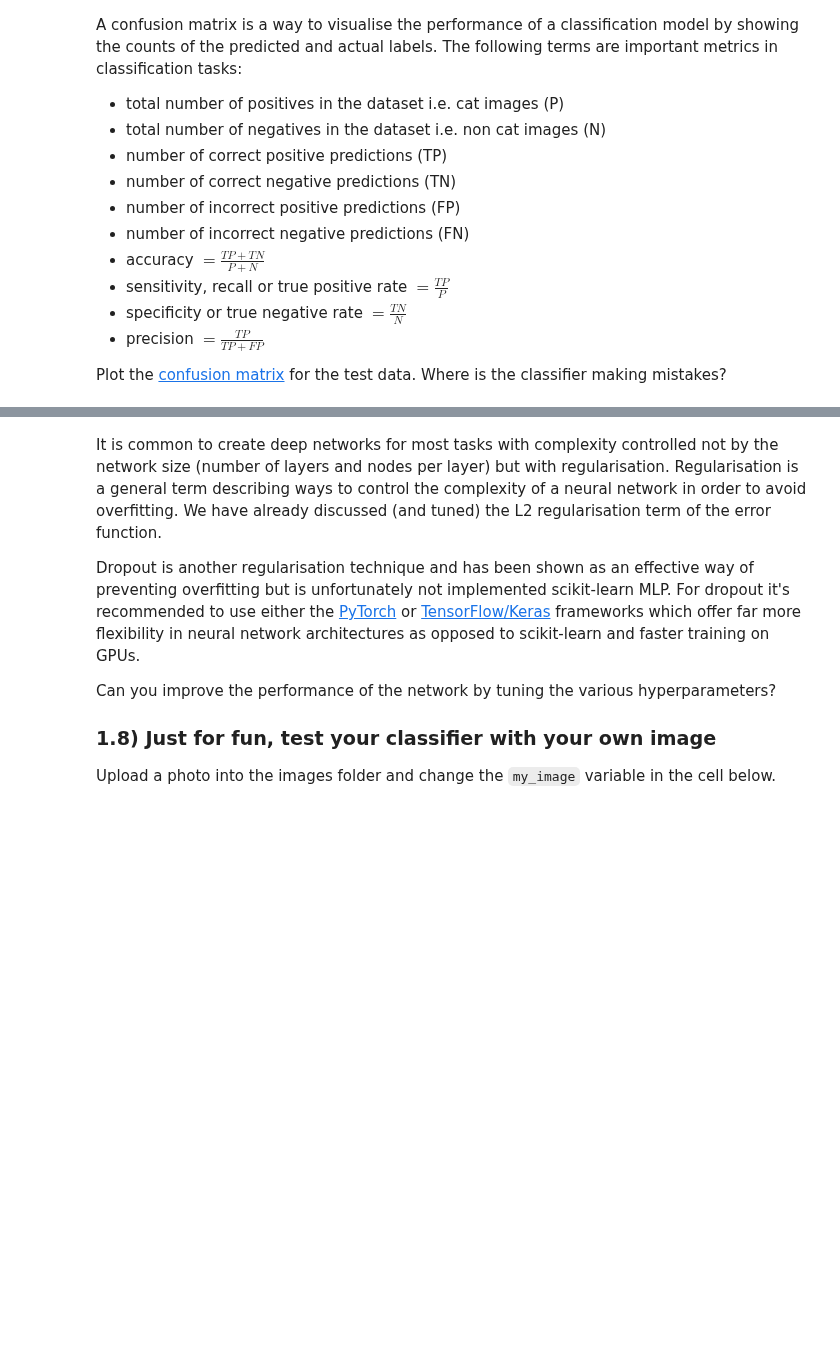
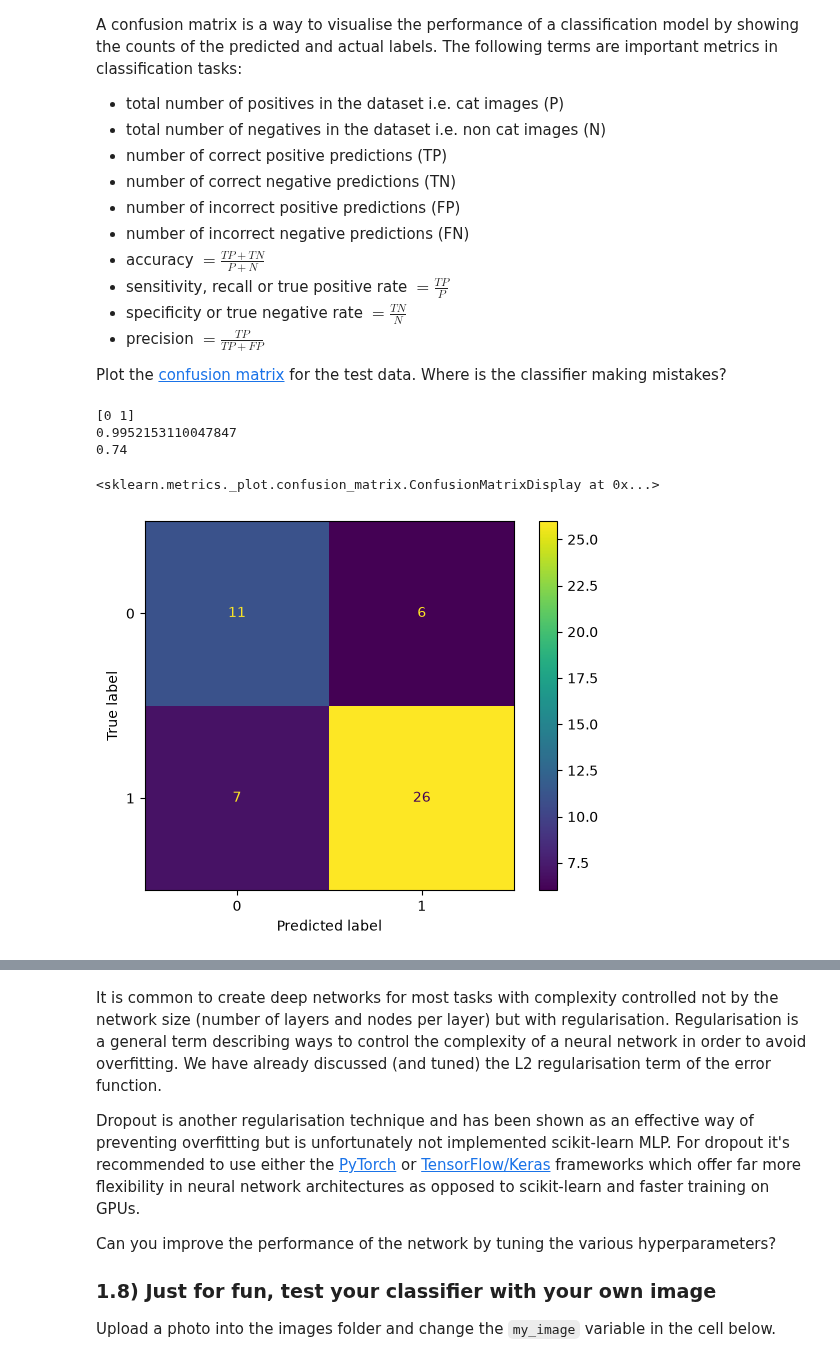
Before and after one commit to yaxuen05/lab_sheets_public, a Jupyter notebook: lab2/lab2-neural_nets.ipynb, the cells around one changed output, grey strips where cells are left out. Cells and saved outputs as stored; diff of their text form; code cells hidden in the pictures; blank space fills up the shorter version.

```diff
--- a/lab2/lab2-neural_nets.ipynb
+++ b/lab2/lab2-neural_nets.ipynb
@@ -167,3 +230,20 @@ Plot the [confusion matrix](https://scikit-learn.org/stable/modules/generated/sk
+# %%
+# write your code here
+pred_train = model.predict(normalised_train_x)
+pred_test = model.predict(normalised_test_x)
+print((pred_train == train_y.flatten()).sum() / len(train_y.flatten()))
+print((pred_test == test_y.flatten()).sum() / len(test_y.flatten()))
+
+from sklearn.metrics import confusion_matrix
+cm = confusion_matrix(test_y.flatten(), pred_test)
+cmd = ConfusionMatrixDisplay(cm)
+cmd.from_estimator(model, normalised_test_x, test_y.flatten())
+# %% [output]
+[0 1]
+0.9952153110047847
+0.74
+<sklearn.metrics._plot.confusion_matrix.ConfusionMatrixDisplay at 0x...>
+[figure, added]
 # %% [markdown]
 ### Hyperparameter tuning using cross-validation
 The performance of a neural network after training is highly dependent on how the hyperparameters are chosen. In contrast to the network parameters, $W$ and $b$, a hyperparameter refers to something that is fixed (usually manually chosen by the person training the model) throughout training and used to control the training process. Hyperparameters include the number of hidden layers, number of neurons in the hidden layers, learning rate, mini-batch size (for stochastic gradient descent optimisers) and regularisation parameter $\alpha$.
```
Also changed, not shown: parts of 18 cells of this notebook, 9 other files.
